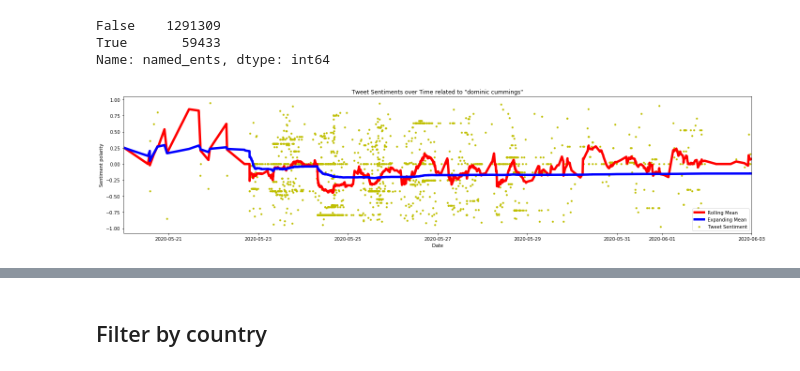
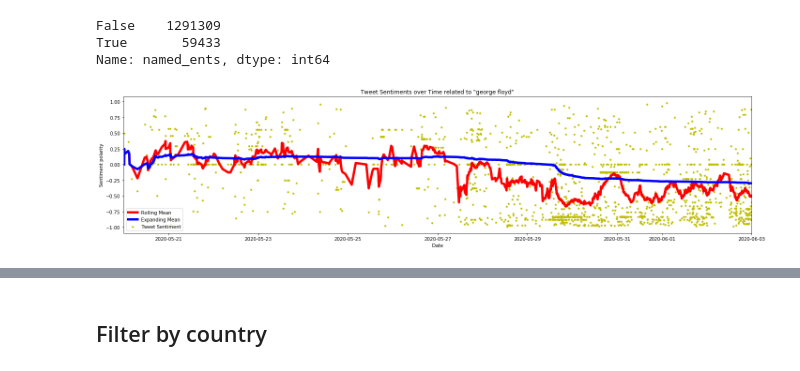
Before and after one commit to Rrishik/COVID-19-tweets, a Jupyter notebook: Daily Analysis.ipynb, the cells around one changed output, grey strips where cells are left out. Cells and saved outputs as stored; diff of their text form; code cells hidden in the pictures.

```diff
--- a/Daily Analysis.ipynb
+++ b/Daily Analysis.ipynb
@@ -551,23 +551,23 @@ False    1291309
 True       59433
 Name: named_ents, dtype: int64
 # %%
-query = 'dominic cummings'
+query = 'george floyd'
 sample = 1
 roll = '6H'
 
 df_query = df_country[df_country.named_ents.apply(getAssociatedTweets, args = (query,))]
 
 
 ot = getMovingAverages(df_query, sample, roll)
 fig = plt.figure(figsize=(20,5))
 ax = fig.add_subplot(111)
 ax.scatter(ot['created_at'],ot['vader_score'], label='Tweet Sentiment', s = 10, color = 'y')
 ax.plot(ot['created_at'],ot['rolling'], color ='r', label='Rolling Mean', linewidth = 5)
 ax.plot(ot['created_at'],ot['expanding'], color='b', label='Expanding Mean', linewidth = 5)
 ax.set_xlim(left = pd.to_datetime(min(ot.date.unique())), right = pd.to_datetime(max(ot.date.unique())))
 ax.set(title='Tweet Sentiments over Time related to \"{}\"'.format(query), xlabel='Date', ylabel='Sentiment polarity')
 ax.legend(loc='best')
 fig.tight_layout()
 plt.show()
 # %% [output]
-[figure, old version]
+[figure, new version]
```
Also changed, not shown: parts of 9 cells of this notebook, 1 other file.
